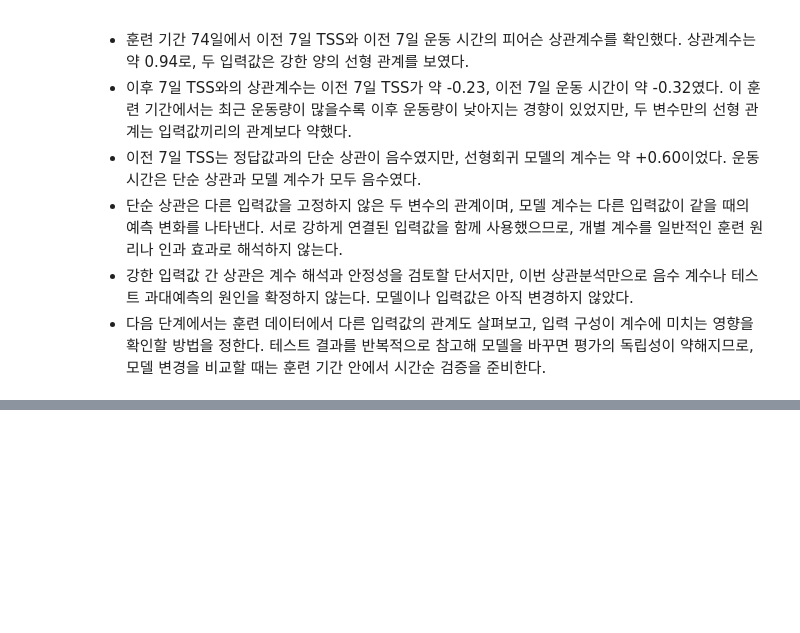
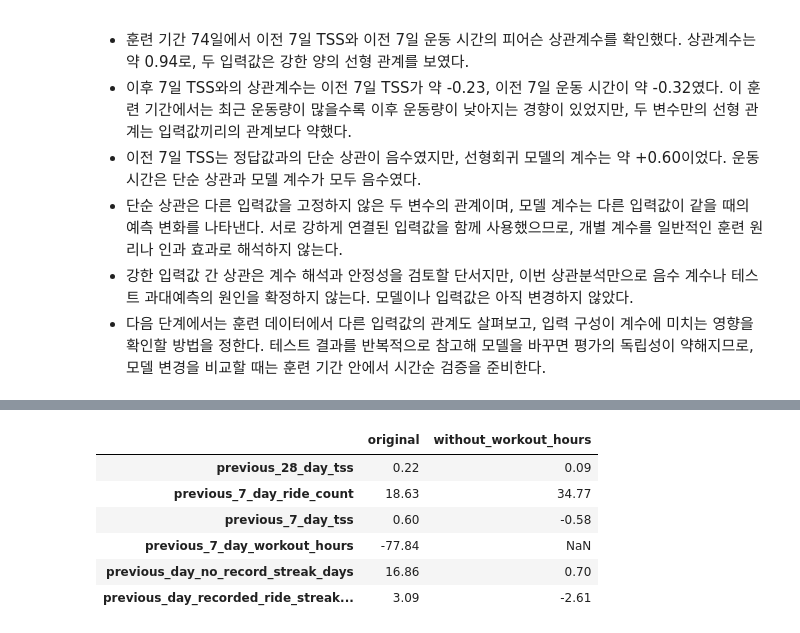
Before and after one commit to jhh0107gsc-hub/cycling, a Jupyter notebook: notebooks/07_training_load_prediction.ipynb, the cells around one changed output, grey strips where cells are left out. Drawn from its saved outputs; the diff is of its cells as text; code cells hidden in the pictures; blank space fills up the shorter version.

```diff
--- a/notebooks/07_training_load_prediction.ipynb
+++ b/notebooks/07_training_load_prediction.ipynb
@@ -412,0 +428,33 @@ train_df[
+# %%
+# 이전 7일 TSS와 0.94의 높은 상관계수를 보인 운동 시간을 feature에서 제거, 새로 학습한 모델의 계수 변화를 확인
+reduced_feature_columns = feature_columns.copy()
+reduced_feature_columns.remove(
+    "previous_7_day_workout_hours"
+)
+
+reduced_model = LinearRegression()
+
+reduced_model.fit(
+    train_df[reduced_feature_columns],
+    train_df[target_column],
+)
+
+coefficient_comparison_df = pd.DataFrame(
+    {
+        "original": coefficient_series,
+        "without_workout_hours": pd.Series(
+            reduced_model.coef_,
+            index=reduced_feature_columns,
+        ),
+    }
+)
+
+coefficient_comparison_df.round(2)
+# %% [output]
+|  | original | without_workout_hours |
+| previous_28_day_tss | 0.22 | 0.09 |
+| previous_7_day_ride_count | 18.63 | 34.77 |
+| previous_7_day_tss | 0.60 | -0.58 |
+| previous_7_day_workout_hours | -77.84 | NaN |
+| previous_day_no_record_streak_days | 16.86 | 0.70 |
+| previous_day_recorded_ride_streak... | 3.09 | -2.61 |
```
Also changed, not shown: parts of 2 cells of this notebook.
